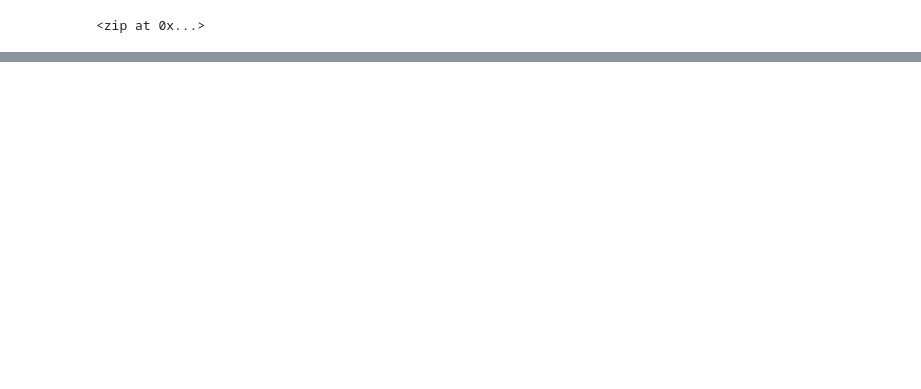
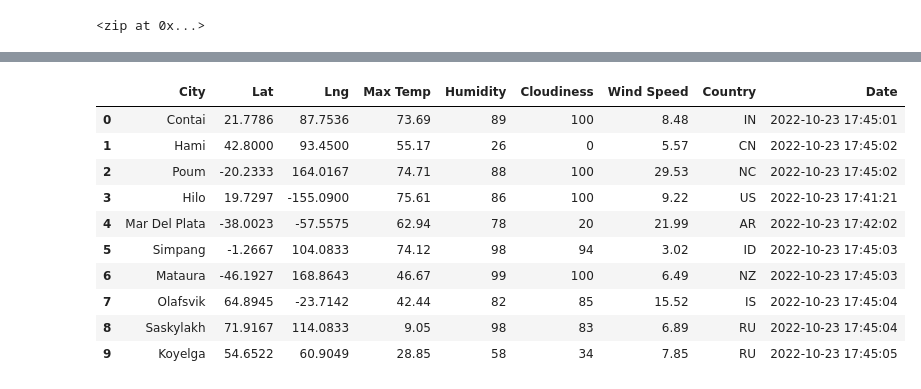
Before and after one commit to natasharrosario/World-Weather-Analysis, a Jupyter notebook: WeatherPy.ipynb, the cells around one changed output, grey strips where cells are left out. Saved outputs shown, nothing was run; the diff lists cells and outputs as text; code cells hidden in the pictures; blank space fills up the shorter version.

Commit message:
Updated gitignore and WeatherPy analysis

```diff
--- a/WeatherPy.ipynb
+++ b/WeatherPy.ipynb
@@ -59,0 +66,4 @@ len(cities)
+# %%
+# Starting URL for Weather Map API Call.
+url = "http://api.openweathermap.org/data/2.5/weather?units=Imperial&APPID=" + weather_api_key
+print(url)
@@ -59,0 +161,16 @@ len(cities)
+# %%
+# Convert the array of dictionaries to a Pandas DataFrame.
+city_data_df = pd.DataFrame(city_data)
+city_data_df.head(10)
+# %% [output]
+|  | City | Lat | Lng | Max Temp | Humidity | Cloudiness | Wind Speed | Country | Date |
+| 0 | Contai | 21.7786 | 87.7536 | 73.69 | 89 | 100 | 8.48 | IN | 2022-10-23 17:45:01 |
+| 1 | Hami | 42.8000 | 93.4500 | 55.17 | 26 | 0 | 5.57 | CN | 2022-10-23 17:45:02 |
+| 2 | Poum | -20.2333 | 164.0167 | 74.71 | 88 | 100 | 29.53 | NC | 2022-10-23 17:45:02 |
+| 3 | Hilo | 19.7297 | -155.0900 | 75.61 | 86 | 100 | 9.22 | US | 2022-10-23 17:41:21 |
+| 4 | Mar Del Plata | -38.0023 | -57.5575 | 62.94 | 78 | 20 | 21.99 | AR | 2022-10-23 17:42:02 |
+| 5 | Simpang | -1.2667 | 104.0833 | 74.12 | 98 | 94 | 3.02 | ID | 2022-10-23 17:45:03 |
+| 6 | Mataura | -46.1927 | 168.8643 | 46.67 | 99 | 100 | 6.49 | NZ | 2022-10-23 17:45:03 |
+| 7 | Olafsvik | 64.8945 | -23.7142 | 42.44 | 82 | 85 | 15.52 | IS | 2022-10-23 17:45:04 |
+| 8 | Saskylakh | 71.9167 | 114.0833 | 9.05 | 98 | 83 | 6.89 | RU | 2022-10-23 17:45:04 |
+| 9 | Koyelga | 54.6522 | 60.9049 | 28.85 | 58 | 34 | 7.85 | RU | 2022-10-23 17:45:05 |
```
Also changed, not shown: parts of 8 cells of this notebook, 1 other file.
